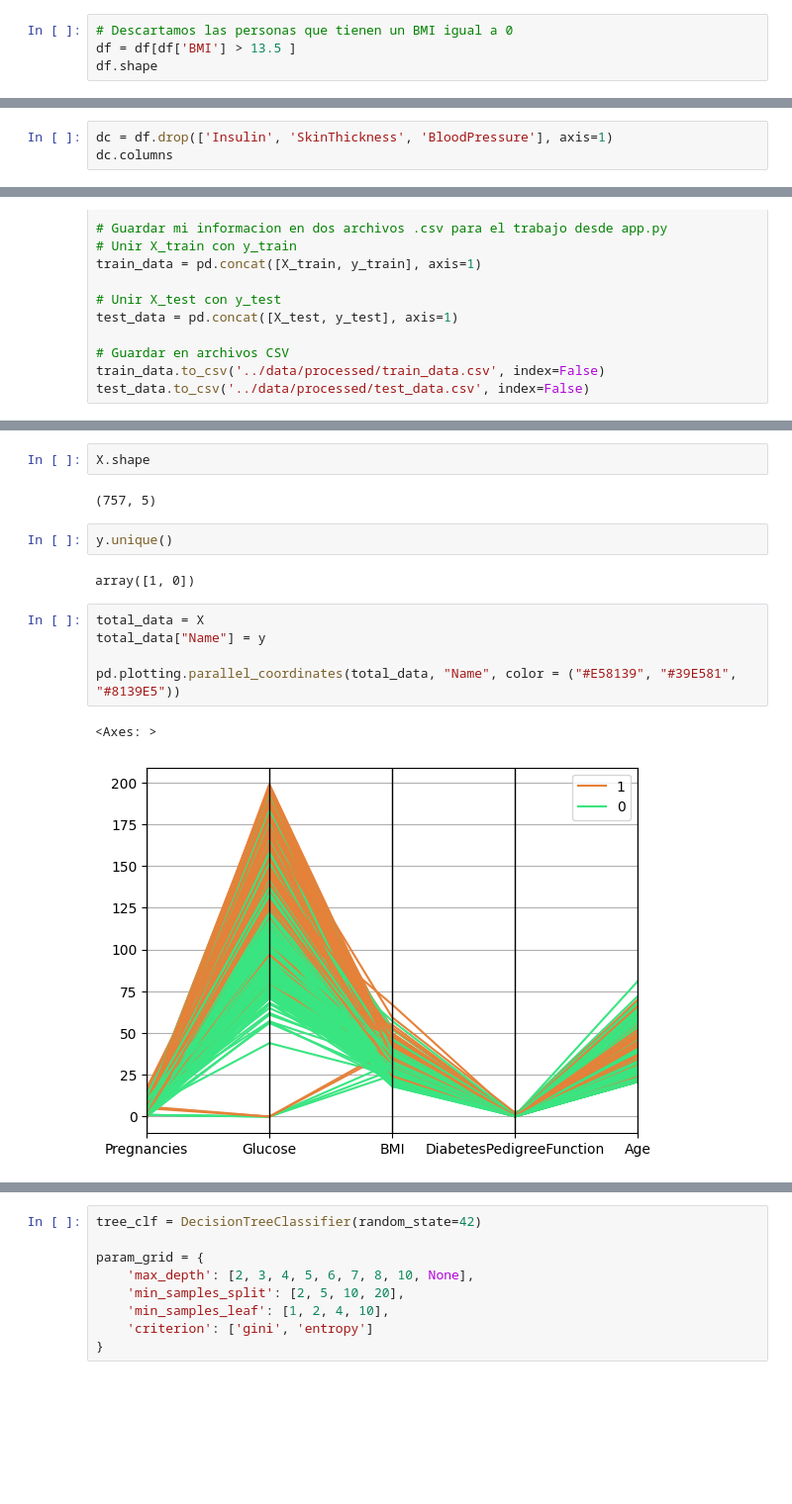
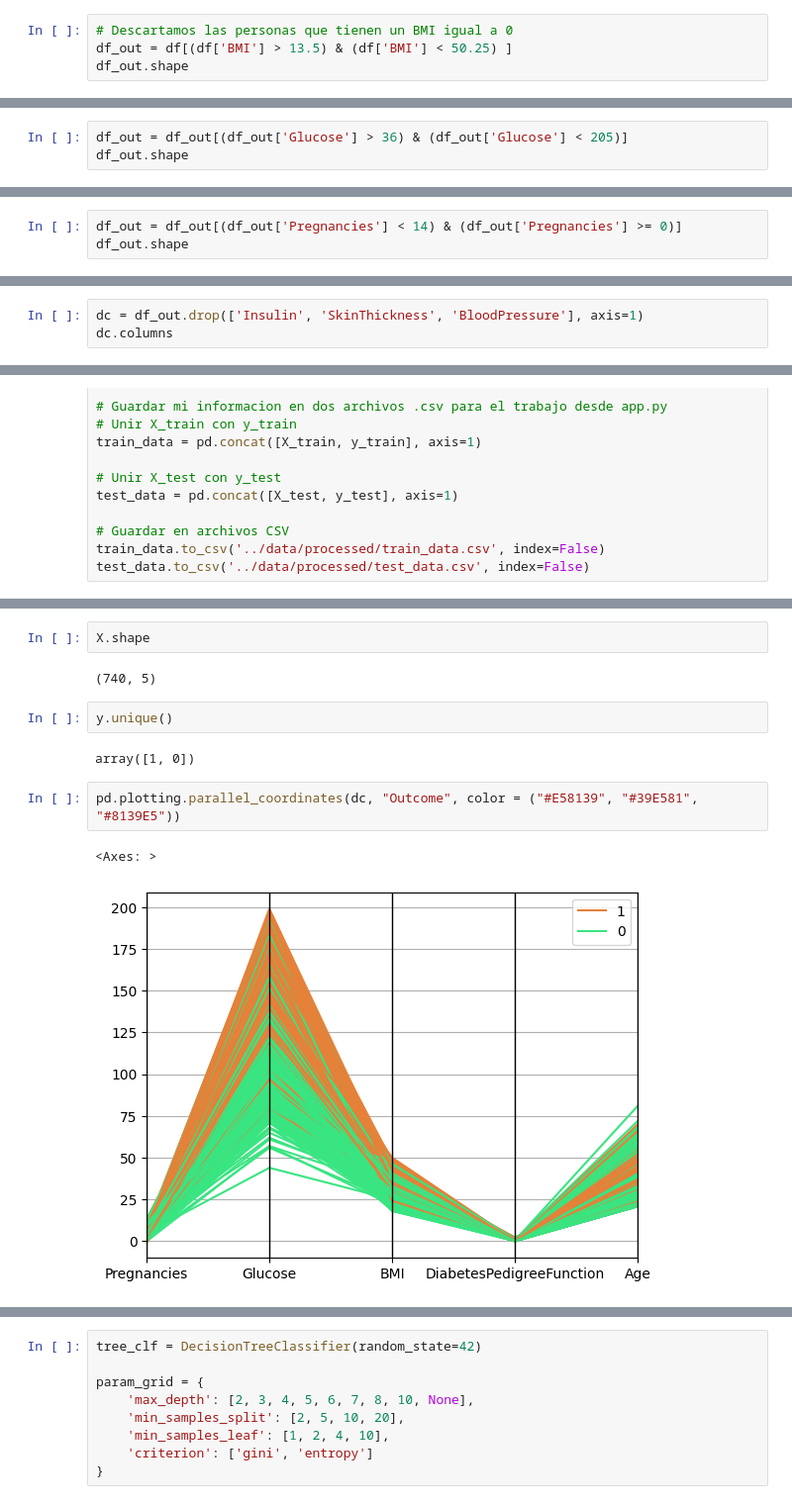
Before and after one commit to 4GeeksAcademy/DECISION_TREE_ALGO_JesusCastanedam, a Jupyter notebook: src/explore.ipynb, the cells around one changed output, grey strips where cells are left out. Shown at 99% size. Drawn from its saved outputs; the diff is of its cells as text; blank space fills up the shorter version.

```diff
--- a/src/explore.ipynb
+++ b/src/explore.ipynb
@@ -155,6 +152,6 @@ print(f"Los límites superior e inferior para la búsqueda de outliers son {roun
 Los límites superior e inferior para la búsqueda de outliers son 50.55 y 13.35, con un rango intercuartílico de 9.3
 # %%
 # Descartamos las personas que tienen un BMI igual a 0
-df = df[df['BMI'] > 13.5 ]
-df.shape
+df_out = df[(df['BMI'] > 13.5) & (df['BMI'] < 50.25) ]
+df_out.shape
 # %% [output]
@@ -161,0 +169,3 @@ df.shape
+# %%
+df_out = df_out[(df_out['Glucose'] > 36) & (df_out['Glucose'] < 205)]
+df_out.shape
@@ -161,0 +184,3 @@ df.shape
+# %%
+df_out = df_out[(df_out['Pregnancies'] < 14) & (df_out['Pregnancies'] >= 0)]
+df_out.shape
@@ -193,7 +226,7 @@ sns.heatmap(df.corr(), annot=True, cmap='coolwarm')
 # %% [markdown]
 Se observó que las columnas 'Insulin', 'SkinThickness' y 'BloodPressure' presentan una baja correlación y un porcentaje considerable de valores nulos, por lo que se decidió eliminarlas del DataFrame.
 # %%
-dc = df.drop(['Insulin', 'SkinThickness', 'BloodPressure'], axis=1)
+dc = df_out.drop(['Insulin', 'SkinThickness', 'BloodPressure'], axis=1)
 dc.columns
 # %% [output]
 Index(['Pregnancies', 'Glucose', 'BMI', 'DiabetesPedigreeFunction', 'Age',
@@ -254,18 +287,15 @@ X_train.head()
 # %%
 X.shape
 # %% [output]
-(757, 5)
+(740, 5)
 # %%
 y.unique()
 # %% [output]
 array([1, 0])
 # %%
-total_data = X
-total_data["Name"] = y
-
-pd.plotting.parallel_coordinates(total_data, "Name", color = ("#E58139", "#39E581", "#8139E5"))
+pd.plotting.parallel_coordinates(dc, "Outcome", color = ("#E58139", "#39E581", "#8139E5"))
 # %% [output]
 <Axes: >
-[figure, old version]
+[figure, new version]
 # %%
 # modelo
```
Also changed, not shown: parts of 23 cells of this notebook, 2 other files.
